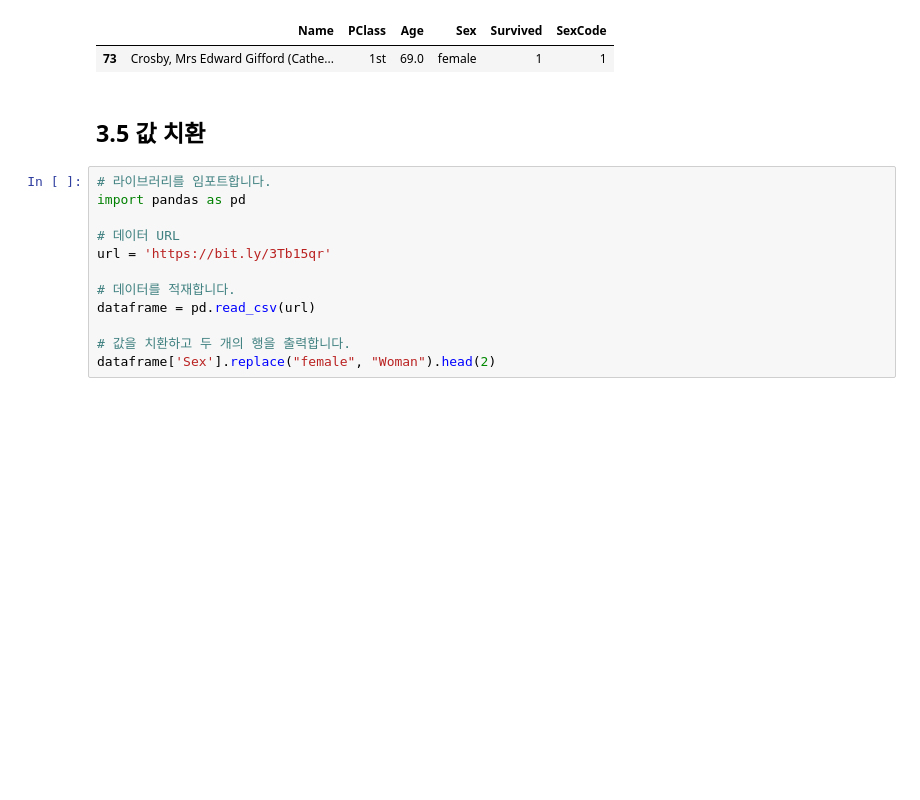
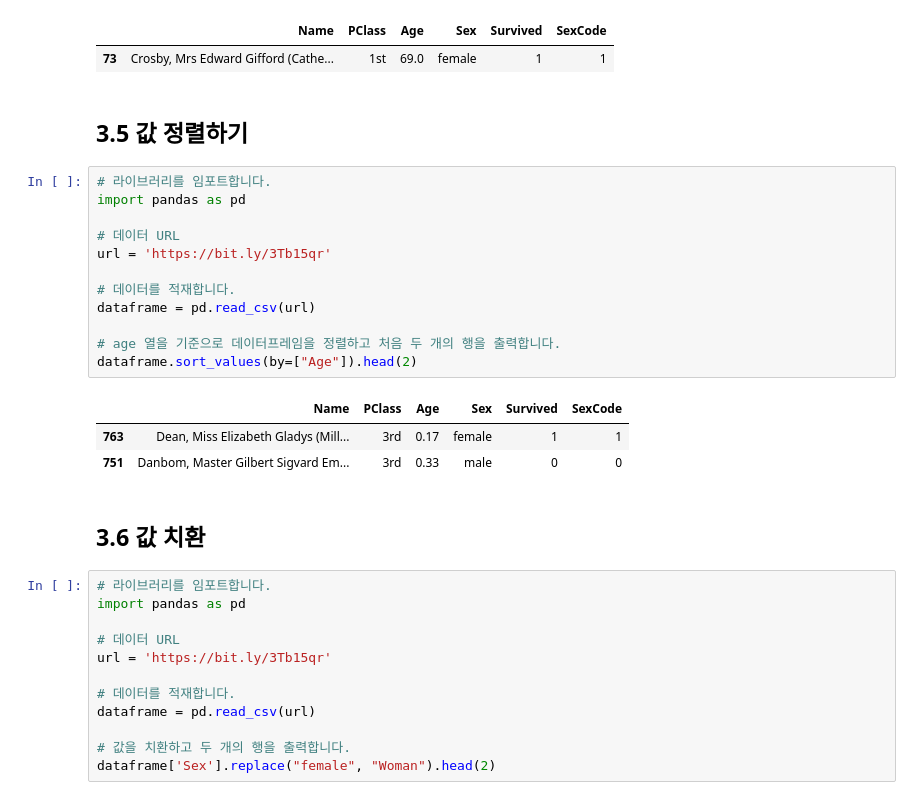
Before and after one commit to rickiepark/ml-with-python-cookbook-2nd, a Jupyter notebook: ch03.ipynb, the cells around one changed output. Drawn from its saved outputs; the diff is of its cells as text; blank space fills up the shorter version.

```diff
--- a/ch03.ipynb
+++ b/ch03.ipynb
@@ -237,7 +249,25 @@ dataframe[(dataframe['Sex'] == 'female') & (dataframe['Age'] >= 65)]
 |  | Name | PClass | Age | Sex | Survived | SexCode |
 | 73 | Crosby, Mrs Edward Gifford (Cathe... | 1st | 69.0 | female | 1 | 1 |
 # %% [markdown]
-## 3.5 값 치환
+## 3.5 값 정렬하기
+# %%
+# 라이브러리를 임포트합니다.
+import pandas as pd
+
+# 데이터 URL
+url = 'https://bit.ly/3Tb15qr'
+
+# 데이터를 적재합니다.
+dataframe = pd.read_csv(url)
+
+# age 열을 기준으로 데이터프레임을 정렬하고 처음 두 개의 행을 출력합니다.
+dataframe.sort_values(by=["Age"]).head(2)
+# %% [output]
+|  | Name | PClass | Age | Sex | Survived | SexCode |
+| 763 | Dean, Miss Elizabeth Gladys (Mill... | 3rd | 0.17 | female | 1 | 1 |
+| 751 | Danbom, Master Gilbert Sigvard Em... | 3rd | 0.33 | male | 0 | 0 |
+# %% [markdown]
+## 3.6 값 치환
 # %%
 # 라이브러리를 임포트합니다.
 import pandas as pd
```
Also changed, not shown: parts of 36 cells of this notebook.
